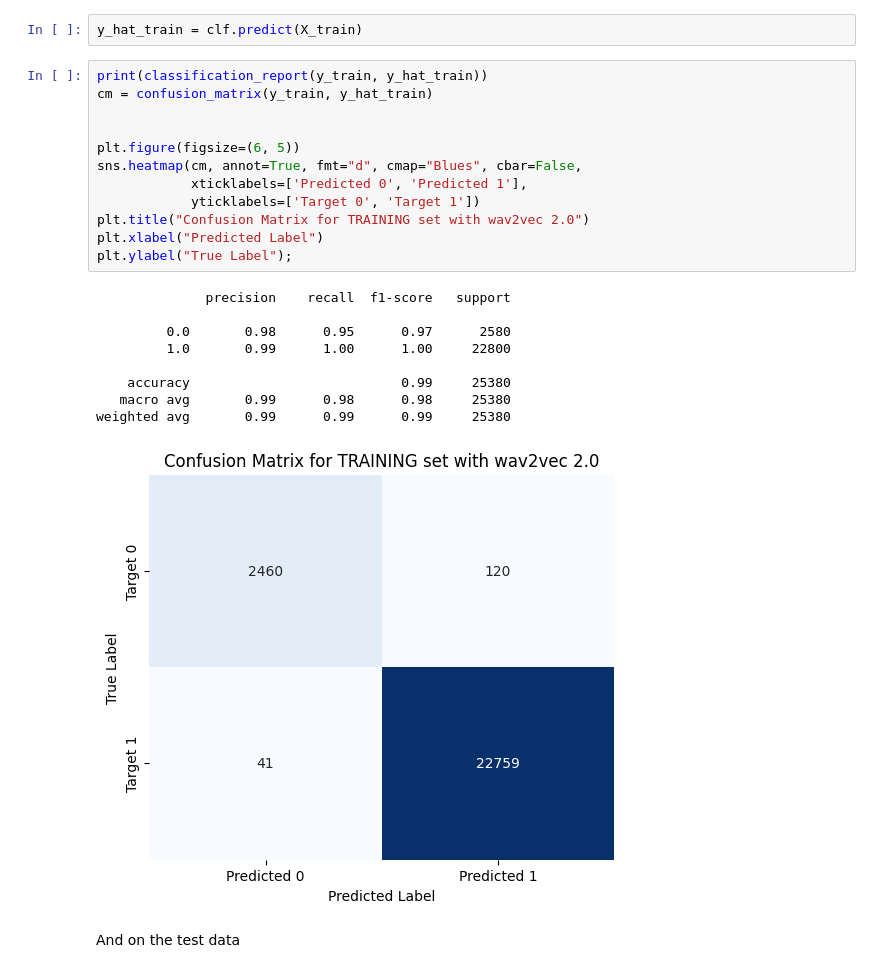
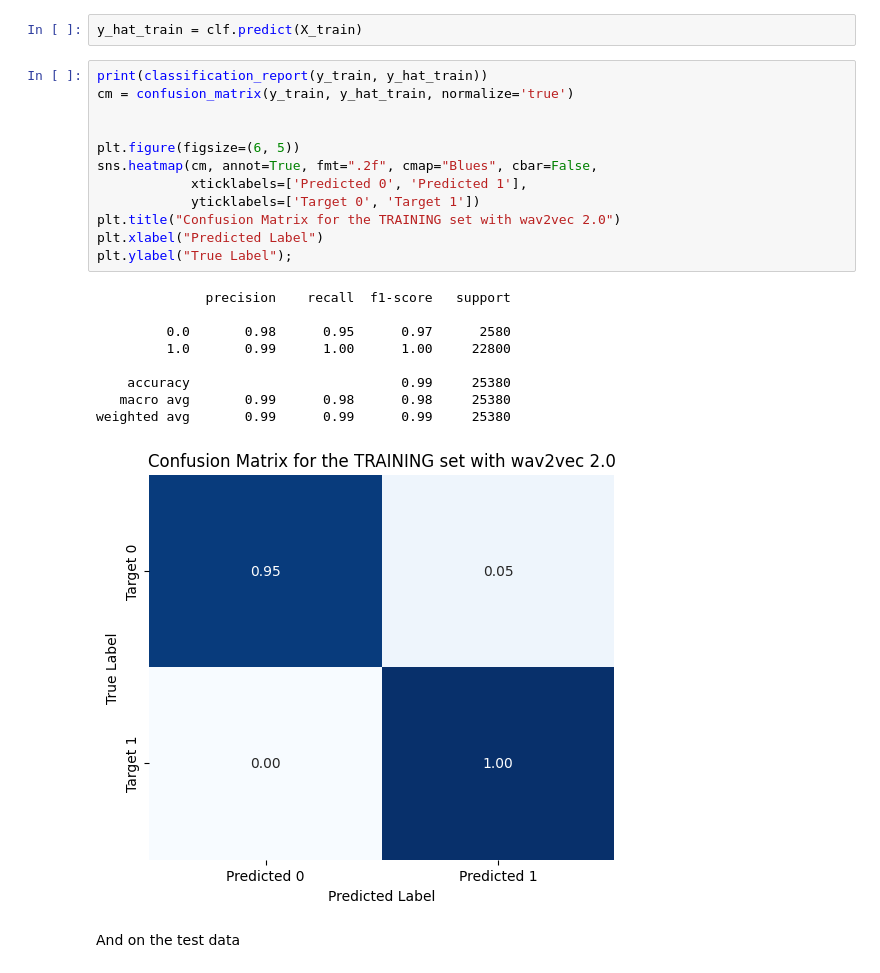
Before and after one commit to adrianastan/deepfake_pydata, a Jupyter notebook: HF_audio_deepfake.ipynb, the cells around one changed output. Drawn from its saved outputs; the diff is of its cells as text.

```diff
--- a/HF_audio_deepfake.ipynb
+++ b/HF_audio_deepfake.ipynb
@@ -255,26 +246,26 @@ First on the training data
 y_hat_train = clf.predict(X_train)
 # %%
 print(classification_report(y_train, y_hat_train))
-cm = confusion_matrix(y_train, y_hat_train)
+cm = confusion_matrix(y_train, y_hat_train, normalize='true')
 
 
 plt.figure(figsize=(6, 5))
-sns.heatmap(cm, annot=True, fmt="d", cmap="Blues", cbar=False,
+sns.heatmap(cm, annot=True, fmt=".2f", cmap="Blues", cbar=False,
             xticklabels=['Predicted 0', 'Predicted 1'],
             yticklabels=['Target 0', 'Target 1'])
-plt.title("Confusion Matrix for TRAINING set with wav2vec 2.0")
+plt.title("Confusion Matrix for the TRAINING set with wav2vec 2.0")
 plt.xlabel("Predicted Label")
 plt.ylabel("True Label");
 # %% [output]
               precision    recall  f1-score   support
 
          0.0       0.98      0.95      0.97      2580
          1.0       0.99      1.00      1.00     22800
 
     accuracy                           0.99     25380
    macro avg       0.99      0.98      0.98     25380
 weighted avg       0.99      0.99      0.99     25380
-[figure, old version]
+[figure, new version]
 # %% [markdown]
 And on the test data
 # %%
```
Also changed, not shown: parts of 15 cells of this notebook.
